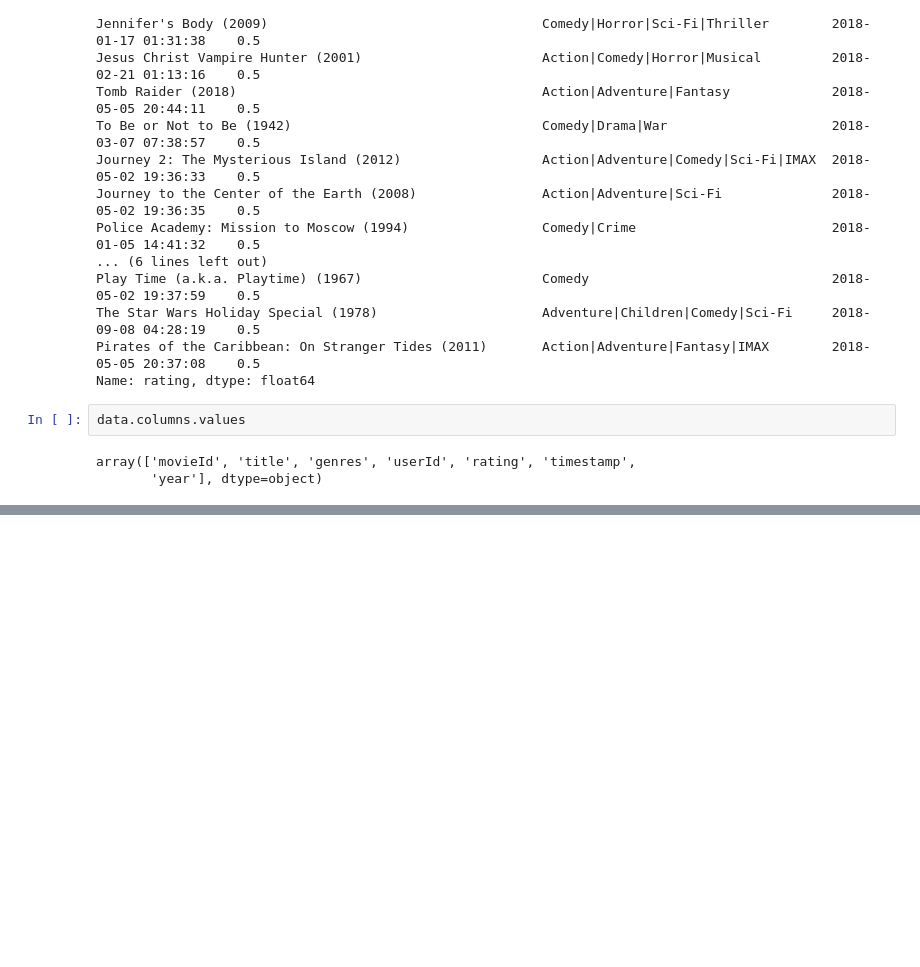
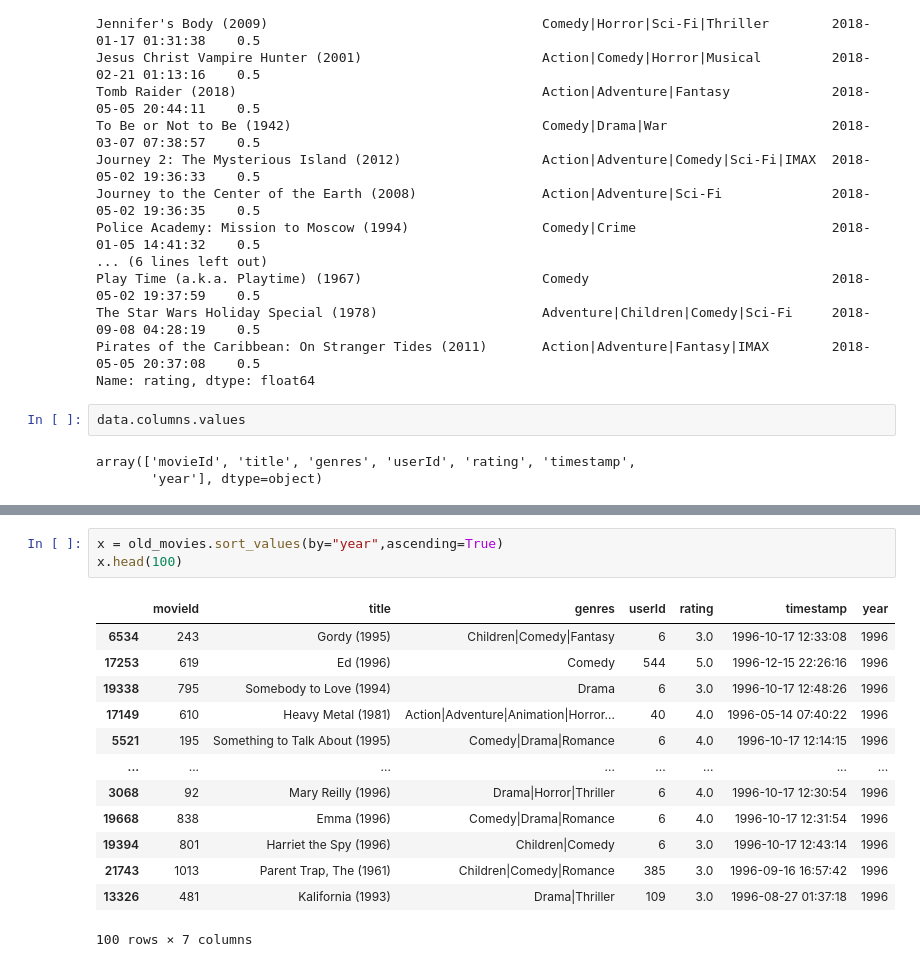
Before and after one commit to JavierFigueroa21/MovieLens-trabajo-en-clase, a Jupyter notebook: Tarea3/T3_JavierContreras.ipynb, the cells around one changed output, grey strips where cells are left out. Drawn from its saved outputs; the diff is of its cells as text; blank space fills up the shorter version.

```diff
--- a/Tarea3/T3_JavierContreras.ipynb
+++ b/Tarea3/T3_JavierContreras.ipynb
@@ -343,0 +389,17 @@ array(['movieId', 'title', 'genres', 'userId', 'rating', 'timestamp',
+# %%
+x = old_movies.sort_values(by="year",ascending=True)
+x.head(100)
+# %% [output]
+|  | movieId | title | genres | userId | rating | timestamp | year |
+| 6534 | 243 | Gordy (1995) | Children|Comedy|Fantasy | 6 | 3.0 | 1996-10-17 12:33:08 | 1996 |
+| 17253 | 619 | Ed (1996) | Comedy | 544 | 5.0 | 1996-12-15 22:26:16 | 1996 |
+| 19338 | 795 | Somebody to Love (1994) | Drama | 6 | 3.0 | 1996-10-17 12:48:26 | 1996 |
+| 17149 | 610 | Heavy Metal (1981) | Action|Adventure|Animation|Horror... | 40 | 4.0 | 1996-05-14 07:40:22 | 1996 |
+| 5521 | 195 | Something to Talk About (1995) | Comedy|Drama|Romance | 6 | 4.0 | 1996-10-17 12:14:15 | 1996 |
+| ... | ... | ... | ... | ... | ... | ... | ... |
+| 3068 | 92 | Mary Reilly (1996) | Drama|Horror|Thriller | 6 | 4.0 | 1996-10-17 12:30:54 | 1996 |
+| 19668 | 838 | Emma (1996) | Comedy|Drama|Romance | 6 | 4.0 | 1996-10-17 12:31:54 | 1996 |
+| 19394 | 801 | Harriet the Spy (1996) | Children|Comedy | 6 | 3.0 | 1996-10-17 12:43:14 | 1996 |
+| 21743 | 1013 | Parent Trap, The (1961) | Children|Comedy|Romance | 385 | 3.0 | 1996-09-16 16:57:42 | 1996 |
+| 13326 | 481 | Kalifornia (1993) | Drama|Thriller | 109 | 3.0 | 1996-08-27 01:37:18 | 1996 |
+100 rows × 7 columns
```
Also changed, not shown: parts of 10 cells of this notebook.
